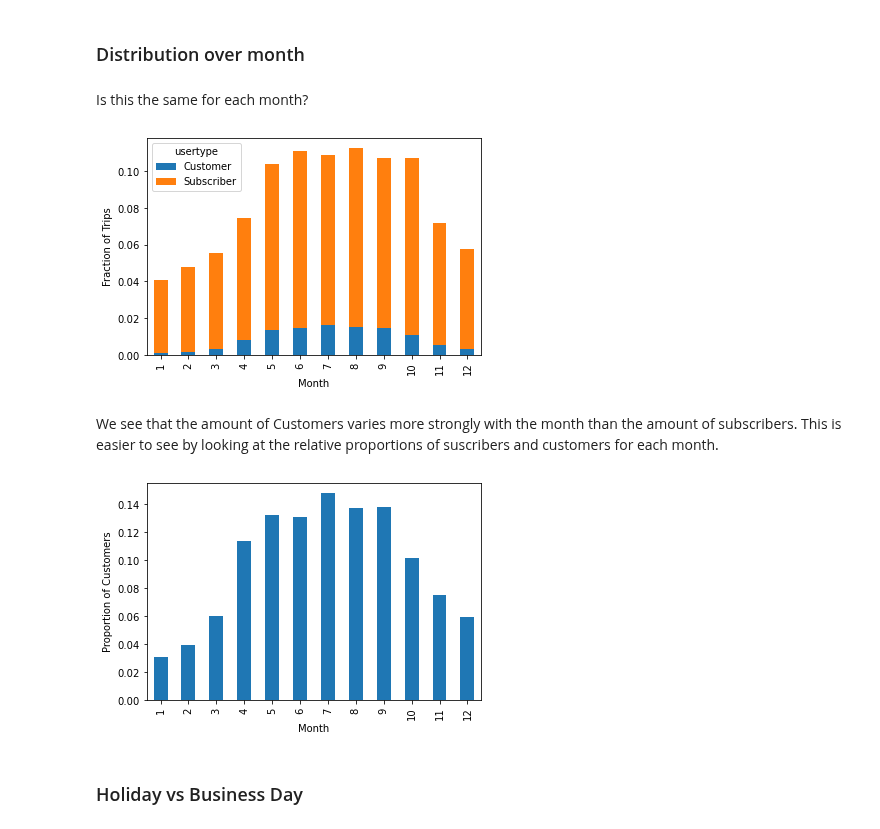
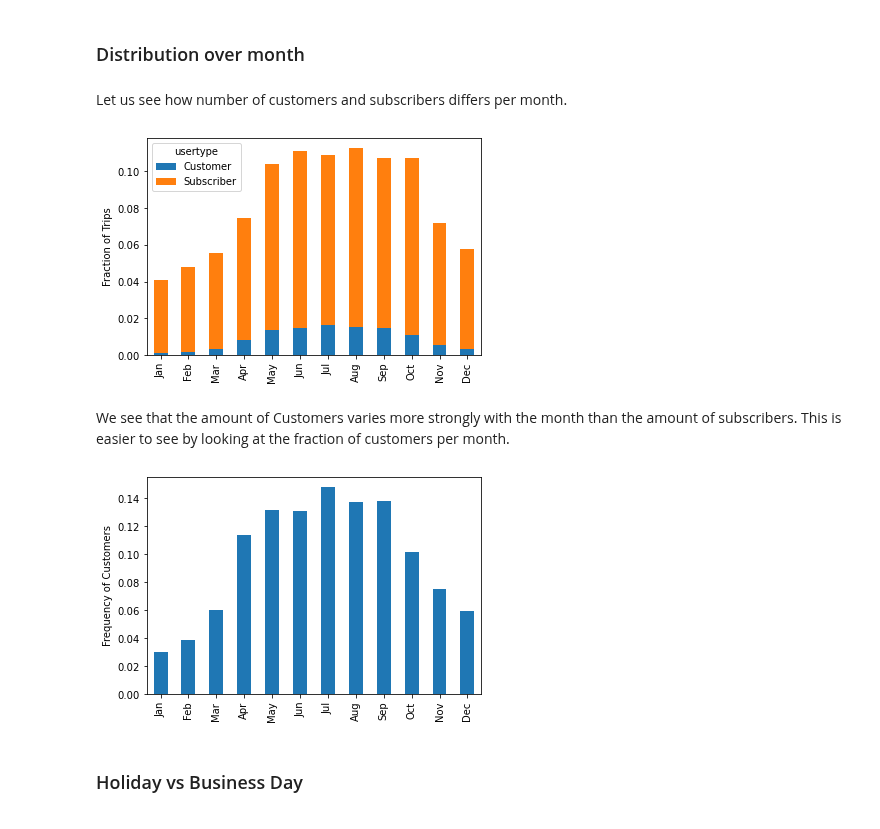
Before and after one commit to TWagner2/AXAChallenge, a Jupyter notebook: Analysis.ipynb, the cells around one changed output. Drawn from its saved outputs; the diff is of its cells as text; code cells hidden in the pictures.

```diff
--- a/Analysis.ipynb
+++ b/Analysis.ipynb
@@ -43,24 +44,27 @@ ax = counts.plot.pie(autopct='%1.0f%%',ylabel="")
 # %% [markdown]
 ### Distribution over month
 # %% [markdown]
-Is this the same for each month?
+Let us see how number of customers and subscribers differs per month.
 # %%
 counts = data_train.groupby(by=["usertype",data_train["starttime"].dt.month]).size() / len(data_train)
 counts = counts.unstack()
 counts = counts.transpose()
 ax = counts.plot.bar(stacked=True)
-ax.set_xlabel("Month")
-_ = ax.set_ylabel("Fraction of Trips")
+ax.set_ylabel("Fraction of Trips")
+ax.set_xticklabels(calendar.month_abbr[1:]);
+ax.set_xlabel("");
 # %% [output]
-[figure, old version]
+[figure, new version]
 # %% [markdown]
 We see that the amount of Customers varies more strongly with the month than the amount of subscribers.
-This is easier to see by looking at the relative proportions of suscribers and customers for each month.
+This is easier to see by looking at the fraction of customers per month.
 # %%
 prop = counts.div(counts.sum(axis=1),axis=0)
-ax=prop["Customer"].plot.bar(ylabel="Proportion of Customers",xlabel="Month",stacked=True)
+ax=prop["Customer"].plot.bar(ylabel="Frequency of Customers",xlabel="Month",stacked=True)
+ax.set_xticklabels(calendar.month_abbr[1:]);
+ax.set_xlabel("");
 # %% [output]
-[figure, old version]
+[figure, new version]
 # %% [markdown]
 ### Holiday vs Business Day
 # %% [markdown]
```
Also changed, not shown: parts of 2 cells of this notebook.
